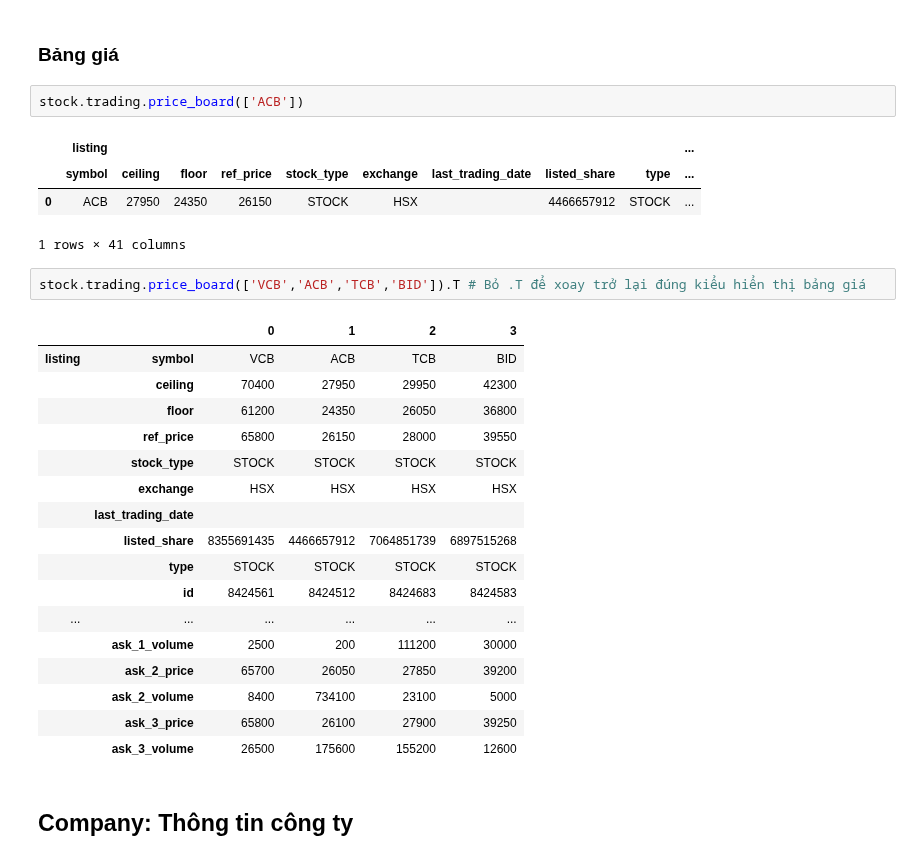
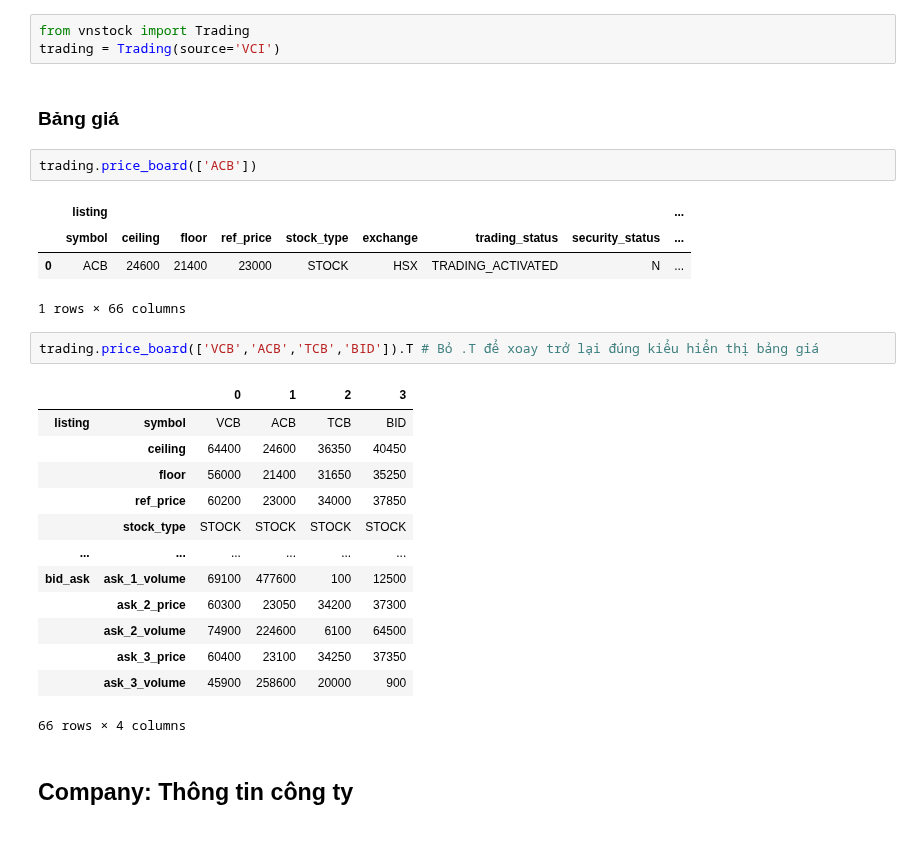
Before and after one commit to thinh-vu/vnstock, a Jupyter notebook: docs/1_vietnam_stock_vnstock3.ipynb, the cells around one changed output. Saved outputs shown, nothing was run; the diff lists cells and outputs as text.

```diff
--- a/docs/1_vietnam_stock_vnstock3.ipynb
+++ b/docs/1_vietnam_stock_vnstock3.ipynb
@@ -327,34 +324,33 @@ stock.quote.price_depth('ACB')
 # %% [markdown]
 ## Trading: Giao dịch
+# %%
+from vnstock import Trading
+trading = Trading(source='VCI')
 # %% [markdown]
 ### Bảng giá
 # %%
-stock.trading.price_board(['ACB'])
+trading.price_board(['ACB'])
 # %% [output]
-|  | listing |  |  |  |  |  |  |  |  | ... |
-|  | symbol | ceiling | floor | ref_price | stock_type | exchange | last_trading_date | listed_share | type | ... |
-| 0 | ACB | 27950 | 24350 | 26150 | STOCK | HSX |  | 4466657912 | STOCK | ... |
+|  | listing |  |  |  |  |  |  |  | ... |
+|  | symbol | ceiling | floor | ref_price | stock_type | exchange | trading_status | security_status | ... |
+| 0 | ACB | 24600 | 21400 | 23000 | STOCK | HSX | TRADING_ACTIVATED | N | ... |
-1 rows × 41 columns
+1 rows × 66 columns
 # %%
-stock.trading.price_board(['VCB','ACB','TCB','BID']).T # Bỏ .T để xoay trở lại đúng kiểu hiển thị bảng giá
+trading.price_board(['VCB','ACB','TCB','BID']).T # Bỏ .T để xoay trở lại đúng kiểu hiển thị bảng giá
 # %% [output]
 |  |  | 0 | 1 | 2 | 3 |
 | listing | symbol | VCB | ACB | TCB | BID |
-|  | ceiling | 70400 | 27950 | 29950 | 42300 |
-|  | floor | 61200 | 24350 | 26050 | 36800 |
-|  | ref_price | 65800 | 26150 | 28000 | 39550 |
+|  | ceiling | 64400 | 24600 | 36350 | 40450 |
+|  | floor | 56000 | 21400 | 31650 | 35250 |
+|  | ref_price | 60200 | 23000 | 34000 | 37850 |
 |  | stock_type | STOCK | STOCK | STOCK | STOCK |
-|  | exchange | HSX | HSX | HSX | HSX |
-|  | last_trading_date |  |  |  |  |
-|  | listed_share | 8355691435 | 4466657912 | 7064851739 | 6897515268 |
-|  | type | STOCK | STOCK | STOCK | STOCK |
-|  | id | 8424561 | 8424512 | 8424683 | 8424583 |
 | ... | ... | ... | ... | ... | ... |
-|  | ask_1_volume | 2500 | 200 | 111200 | 30000 |
-|  | ask_2_price | 65700 | 26050 | 27850 | 39200 |
-|  | ask_2_volume | 8400 | 734100 | 23100 | 5000 |
-|  | ask_3_price | 65800 | 26100 | 27900 | 39250 |
-|  | ask_3_volume | 26500 | 175600 | 155200 | 12600 |
+| bid_ask | ask_1_volume | 69100 | 477600 | 100 | 12500 |
+|  | ask_2_price | 60300 | 23050 | 34200 | 37300 |
+|  | ask_2_volume | 74900 | 224600 | 6100 | 64500 |
+|  | ask_3_price | 60400 | 23100 | 34250 | 37350 |
+|  | ask_3_volume | 45900 | 258600 | 20000 | 900 |
+66 rows × 4 columns
 # %% [markdown]
 ## Company: Thông tin công ty
 # %% [markdown]
```
Also changed, not shown: parts of 56 cells of this notebook, 6 other files.
